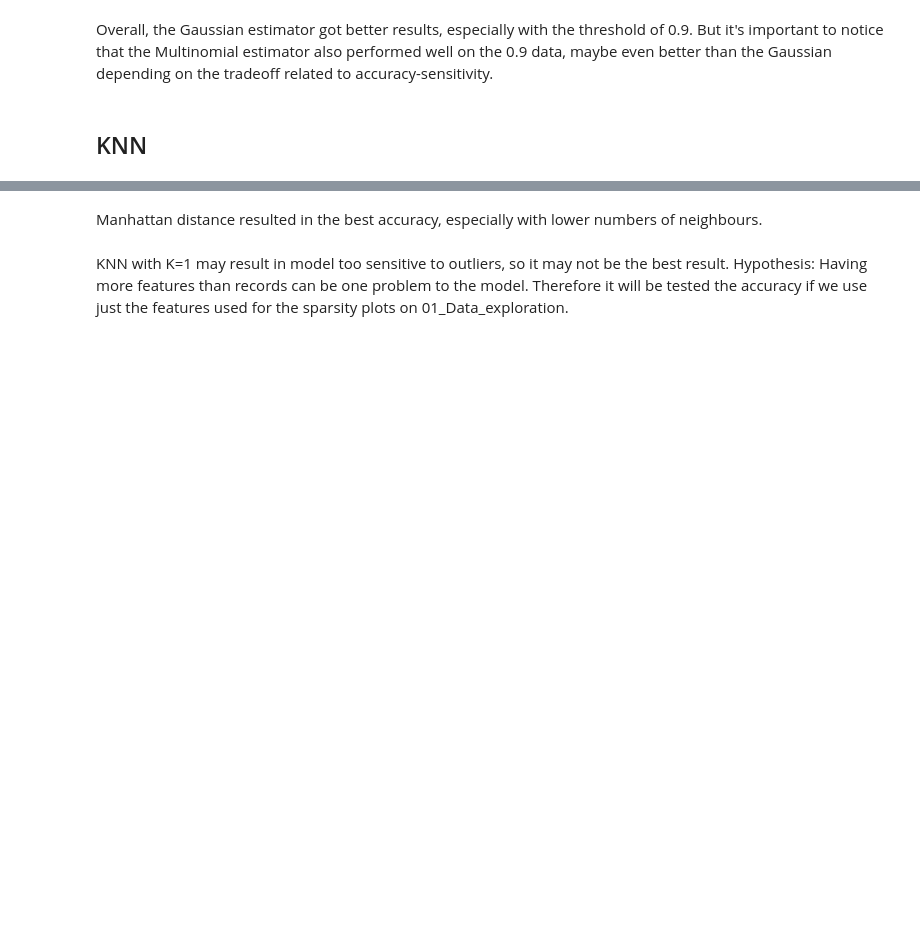
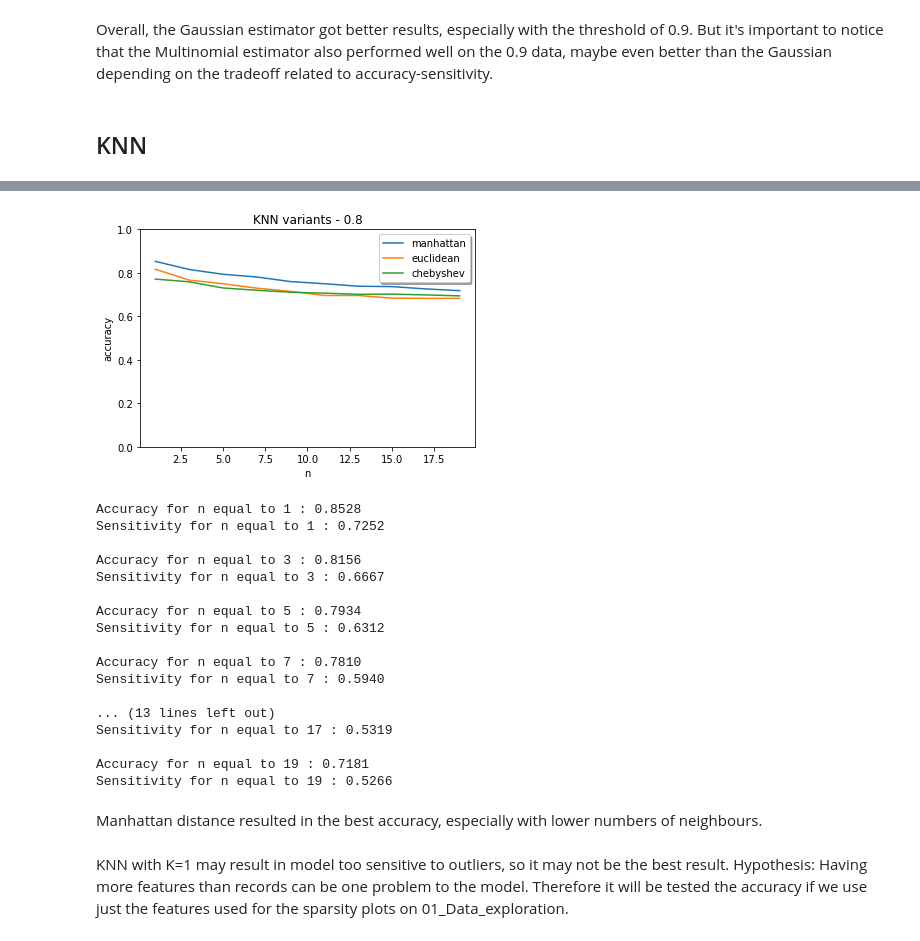
Before and after one commit to RenanNunes/Data_Science_Project_IST, a Jupyter notebook: parkinson_diasease/03_Naive_Bayes_and_KNN.ipynb, the cells around one changed output, grey strips where cells are left out. Saved outputs shown, nothing was run; the diff lists cells and outputs as text; code cells hidden in the pictures; blank space fills up the shorter version.

```diff
--- a/parkinson_diasease/03_Naive_Bayes_and_KNN.ipynb
+++ b/parkinson_diasease/03_Naive_Bayes_and_KNN.ipynb
@@ -232,3 +103,31 @@ Sensitivity for n equal to 19 : 0.5266
+# %%
+from sklearn.neighbors import KNeighborsClassifier
+
+n_splits = 4
+n_repeats = 3
+nvalues = [1, 3, 5, 7, 9, 11, 13, 15, 17, 19]
+dist = ['manhattan', 'euclidean', 'chebyshev']
+
+accuracy_8, sensitivity_8 = analyzes.knn_analyzes(X_8, y_8, nvalues, dist, rskf, title_complement = '- 0.8')
+# %% [output]
+[figure, added]
+Accuracy for n equal to 1 : 0.8528
+Sensitivity for n equal to 1 : 0.7252
+
+Accuracy for n equal to 3 : 0.8156
+Sensitivity for n equal to 3 : 0.6667
+
+Accuracy for n equal to 5 : 0.7934
+Sensitivity for n equal to 5 : 0.6312
+
+Accuracy for n equal to 7 : 0.7810
+Sensitivity for n equal to 7 : 0.5940
+
+... (13 lines left out)
+Sensitivity for n equal to 17 : 0.5319
+
+Accuracy for n equal to 19 : 0.7181
+Sensitivity for n equal to 19 : 0.5266
 # %% [markdown]
 Manhattan distance resulted in the best accuracy, especially with lower numbers of neighbours.
 # %% [markdown]
```
Also changed, not shown: parts of 14 cells of this notebook, 2 other files.
